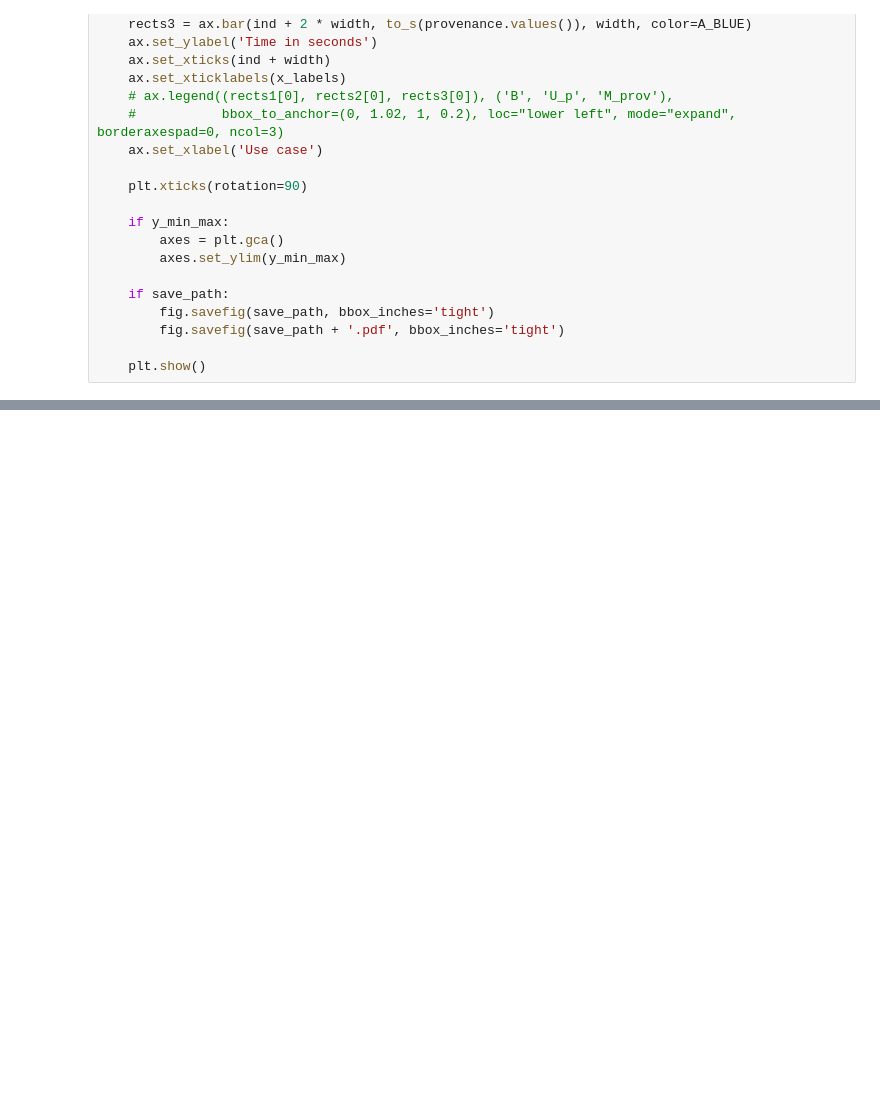
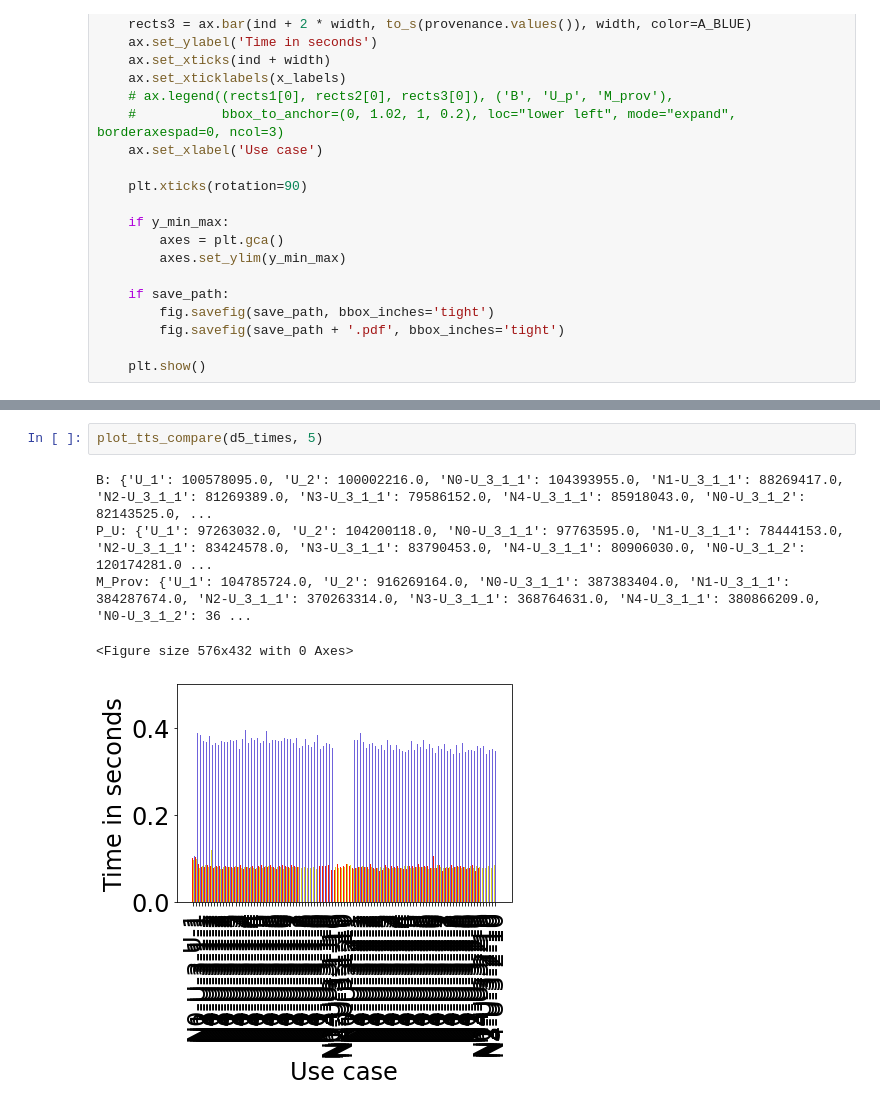
Before and after one commit to slin96/master-thesis, a Jupyter notebook: experiments/plots/dist-exp/compare_times.ipynb, the cells around one changed output, grey strips where cells are left out. Drawn from its saved outputs; the diff is of its cells as text; blank space fills up the shorter version.

```diff
--- a/experiments/plots/dist-exp/compare_times.ipynb
+++ b/experiments/plots/dist-exp/compare_times.ipynb
@@ -97,0 +112,8 @@ M_Prov: {'U_1': 104217108.0, 'U_2': 919835067.0, 'U_3_1_1': 461571157.5, 'U_3_1_
+# %%
+plot_tts_compare(d5_times, 5)
+# %% [output]
+B: {'U_1': 100578095.0, 'U_2': 100002216.0, 'N0-U_3_1_1': 104393955.0, 'N1-U_3_1_1': 88269417.0, 'N2-U_3_1_1': 81269389.0, 'N3-U_3_1_1': 79586152.0, 'N4-U_3_1_1': 85918043.0, 'N0-U_3_1_2': 82143525.0, ...
+P_U: {'U_1': 97263032.0, 'U_2': 104200118.0, 'N0-U_3_1_1': 97763595.0, 'N1-U_3_1_1': 78444153.0, 'N2-U_3_1_1': 83424578.0, 'N3-U_3_1_1': 83790453.0, 'N4-U_3_1_1': 80906030.0, 'N0-U_3_1_2': 120174281.0 ...
+M_Prov: {'U_1': 104785724.0, 'U_2': 916269164.0, 'N0-U_3_1_1': 387383404.0, 'N1-U_3_1_1': 384287674.0, 'N2-U_3_1_1': 370263314.0, 'N3-U_3_1_1': 368764631.0, 'N4-U_3_1_1': 380866209.0, 'N0-U_3_1_2': 36 ...
+<Figure size 576x432 with 0 Axes>
+[figure, added]
```
Also changed, not shown: parts of 15 cells of this notebook, 2 other files.
